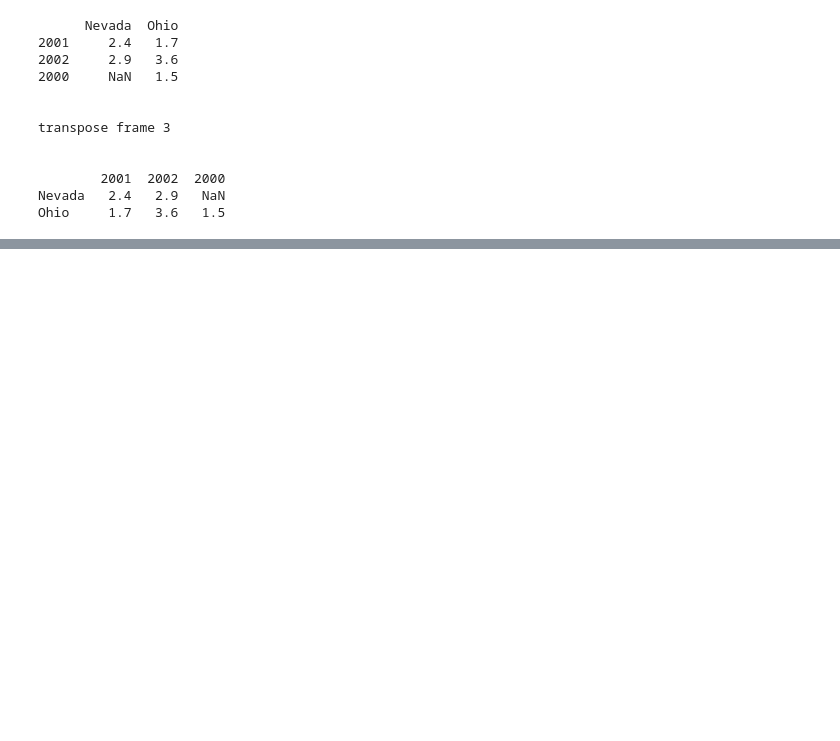
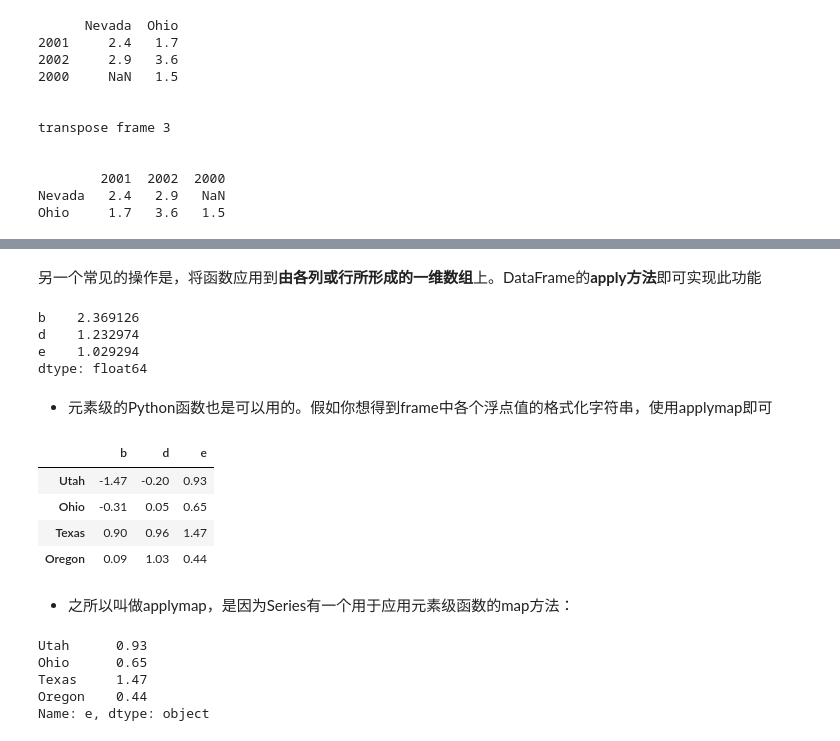
Before and after one commit to Simon006/python_for_data_analysis_note, a Jupyter notebook: 数据分析03_pandas.ipynb, the cells around one changed output, grey strips where cells are left out. Saved outputs shown, nothing was run; the diff lists cells and outputs as text; code cells hidden in the pictures; blank space fills up the shorter version.

```diff
--- a/数据分析03_pandas.ipynb
+++ b/数据分析03_pandas.ipynb
@@ -270,0 +581,6 @@ Ohio     1.7   3.6   1.5
+# %%
+frame = pd.DataFrame(np.random.randn(4, 3), columns=list('bde'),index=['Utah', 'Ohio', 'Texas', 'Oregon'])
+
+print(frame)
+print('\n')
+print(np.abs(frame))
@@ -270,0 +600,11 @@ Ohio     1.7   3.6   1.5
+# %% [markdown]
+另一个常见的操作是，将函数应用到**由各列或行所形成的一维数组**上。DataFrame的**apply方法**即可实现此功能
+# %%
+f = lambda x: x.max() - x.min()
+
+frame.apply(f)
+# %% [output]
+b    2.369126
+d    1.232974
+e    1.029294
+dtype: float64
@@ -270,0 +614,22 @@ Ohio     1.7   3.6   1.5
+# %% [markdown]
+- 元素级的Python函数也是可以用的。假如你想得到frame中各个浮点值的格式化字符串，使用applymap即可
+# %%
+format = lambda x: '%.2f' % x
+
+frame.applymap(format)
+# %% [output]
+|  | b | d | e |
+| Utah | -1.47 | -0.20 | 0.93 |
+| Ohio | -0.31 | 0.05 | 0.65 |
+| Texas | 0.90 | 0.96 | 1.47 |
+| Oregon | 0.09 | 1.03 | 0.44 |
+# %% [markdown]
+- 之所以叫做applymap，是因为Series有一个用于应用元素级函数的map方法：
+# %%
+frame['e'].map(format)
+# %% [output]
+Utah      0.93
+Ohio      0.65
+Texas     1.47
+Oregon    0.44
+Name: e, dtype: object
```
Also changed, not shown: parts of 37 cells of this notebook.
